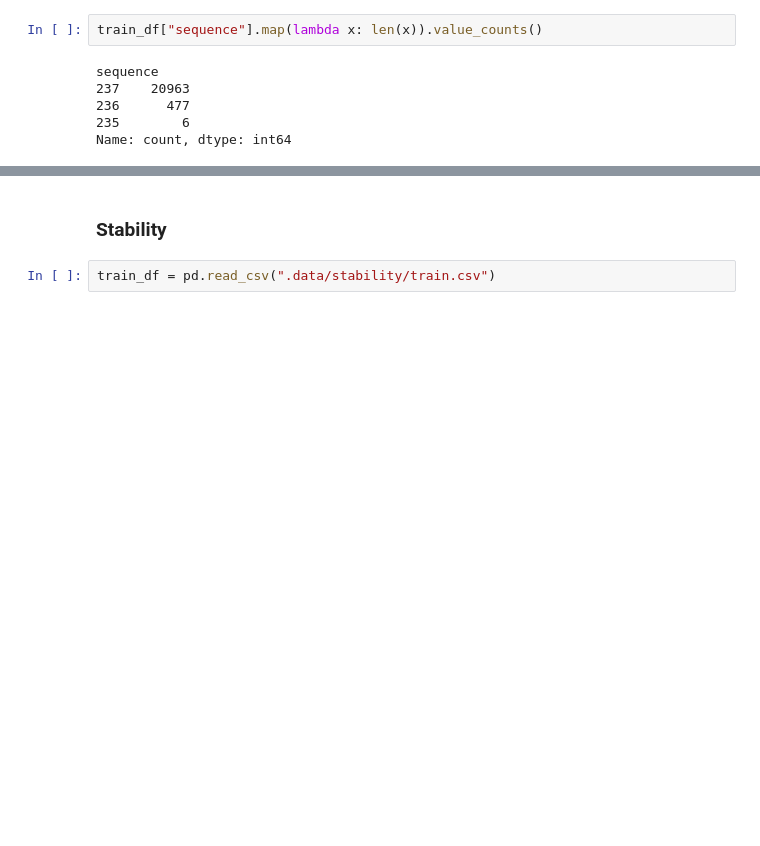
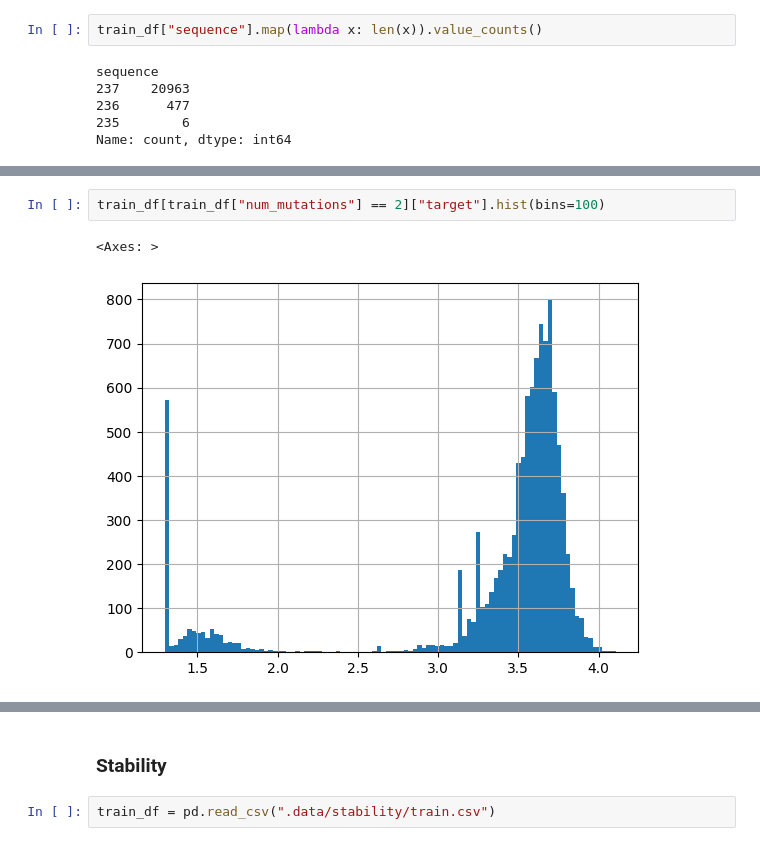
Before and after one commit to dylanell/protein-benchmark-models, a Jupyter notebook: notebooks/0.tape_eda.ipynb, the cells around one changed output, grey strips where cells are left out. Drawn from its saved outputs; the diff is of its cells as text; blank space fills up the shorter version.

```diff
--- a/notebooks/0.tape_eda.ipynb
+++ b/notebooks/0.tape_eda.ipynb
@@ -23,0 +42,5 @@ train_df["target"].hist(bins=100)
+# %%
+train_df[train_df["num_mutations"] == 2]["target"].hist(bins=100)
+# %% [output]
+<Axes: >
+[figure, added]
```
Also changed, not shown: parts of 5 cells of this notebook, 5 other files.
